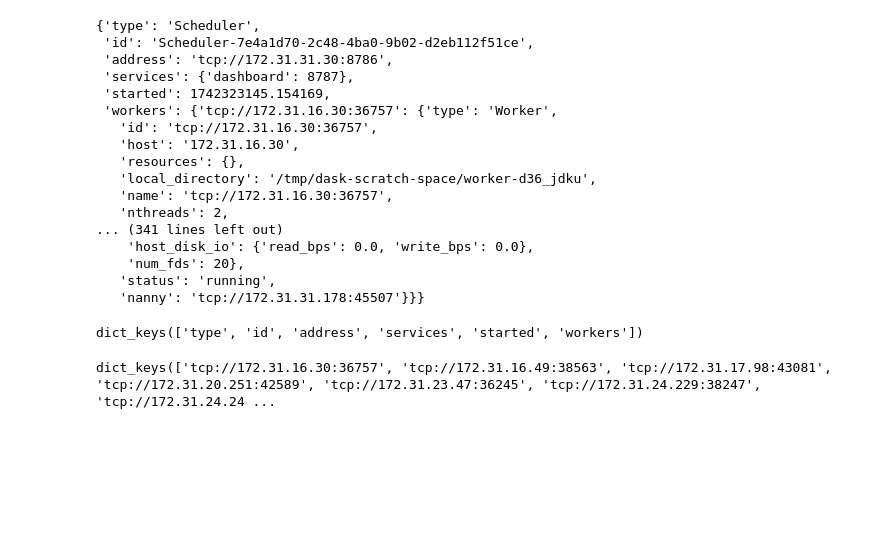
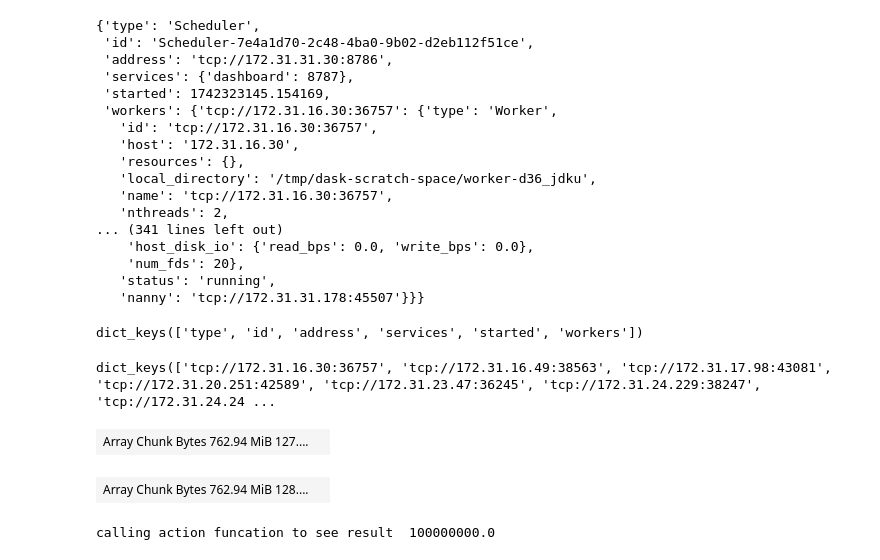
Before and after one commit to redashu/usgs_dask_17thmarch2025, a Jupyter notebook: day2/ashunotebook1.ipynb, the cells around one changed output. Drawn from its saved outputs; the diff is of its cells as text; code cells hidden in the pictures; blank space fills up the shorter version.

```diff
--- a/day2/ashunotebook1.ipynb
+++ b/day2/ashunotebook1.ipynb
@@ -42,3 +43,21 @@ dict_keys(['type', 'id', 'address', 'services', 'started', 'workers'])
 ashu_connect.scheduler_info()['workers'].keys()
 # %% [output]
 dict_keys(['tcp://172.31.16.30:36757', 'tcp://172.31.16.49:38563', 'tcp://172.31.17.98:43081', 'tcp://172.31.20.251:42589', 'tcp://172.31.23.47:36245', 'tcp://172.31.24.229:38247', 'tcp://172.31.24.24 ...
+# %%
+# lets try to create sample 3d image and do some processing
+image1 = da.ones((100,1000,1000))
+image1
+# %% [output]
+| Array Chunk Bytes 762.94 MiB 127.... |  |
+# %%
+# lets create 2D array
+arr1 = da.ones((10000,10000))
+arr1
+# %% [output]
+| Array Chunk Bytes 762.94 MiB 128.... |  |
+# %%
+# calculate sum
+sum = arr1.sum()
+print("calling action funcation to see result ",sum.compute())
+# %% [output]
+calling action funcation to see result  100000000.0
```
Also changed, not shown: parts of 1 cell of this notebook.
